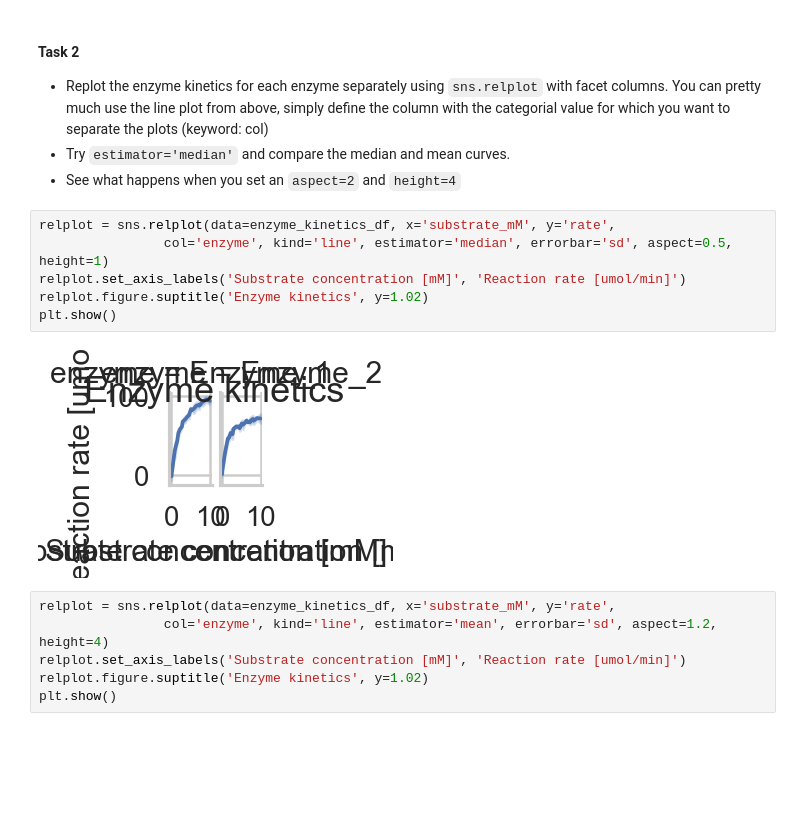
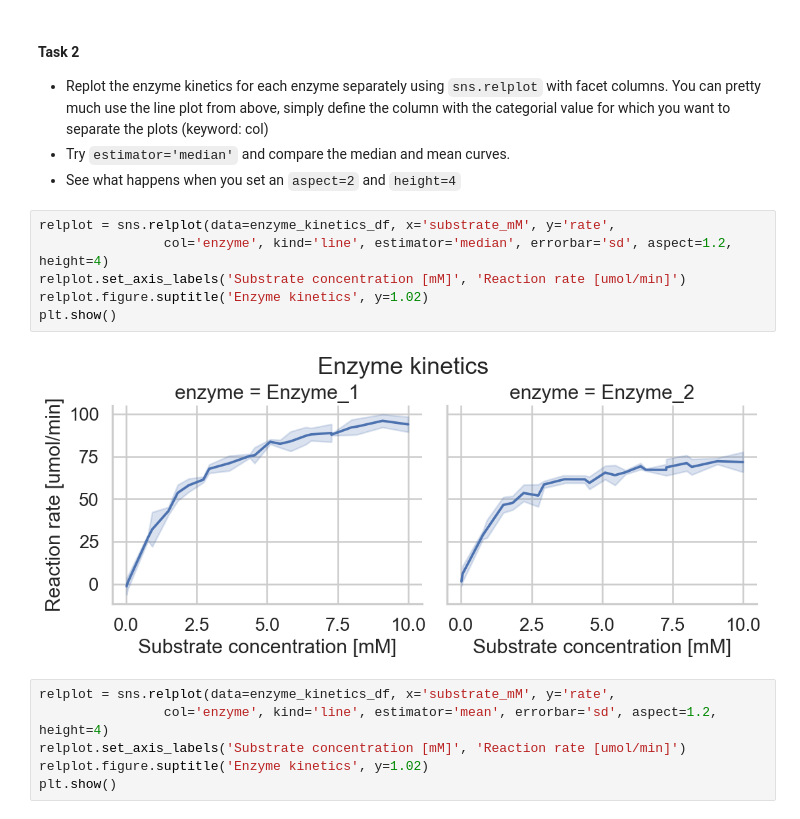
Before and after one commit to mircodill/DSA103, a Jupyter notebook: LifeScienceData/lecture18/visualisation.ipynb, the cells around one changed output. Cells and saved outputs as stored; diff of their text form; blank space fills up the shorter version.

```diff
--- a/LifeScienceData/lecture18/visualisation.ipynb
+++ b/LifeScienceData/lecture18/visualisation.ipynb
@@ -59,12 +61,12 @@ plt.show()
 - See what happens when you set an `aspect=2` and `height=4`
 # %%
 relplot = sns.relplot(data=enzyme_kinetics_df, x='substrate_mM', y='rate',
-                col='enzyme', kind='line', estimator='median', errorbar='sd', aspect=0.5, height=1)
+                col='enzyme', kind='line', estimator='median', errorbar='sd', aspect=1.2, height=4)
 relplot.set_axis_labels('Substrate concentration [mM]', 'Reaction rate [umol/min]')
 relplot.figure.suptitle('Enzyme kinetics', y=1.02)
 plt.show()
 # %% [output]
-[figure, old version]
+[figure, new version]
 # %%
 relplot = sns.relplot(data=enzyme_kinetics_df, x='substrate_mM', y='rate',
                 col='enzyme', kind='line', estimator='mean', errorbar='sd', aspect=1.2, height=4)
```
Also changed, not shown: parts of 6 cells of this notebook, 4 other files.
